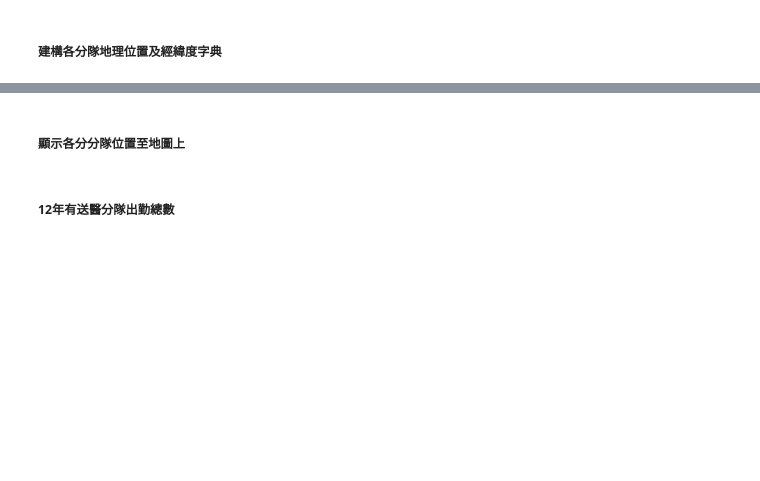
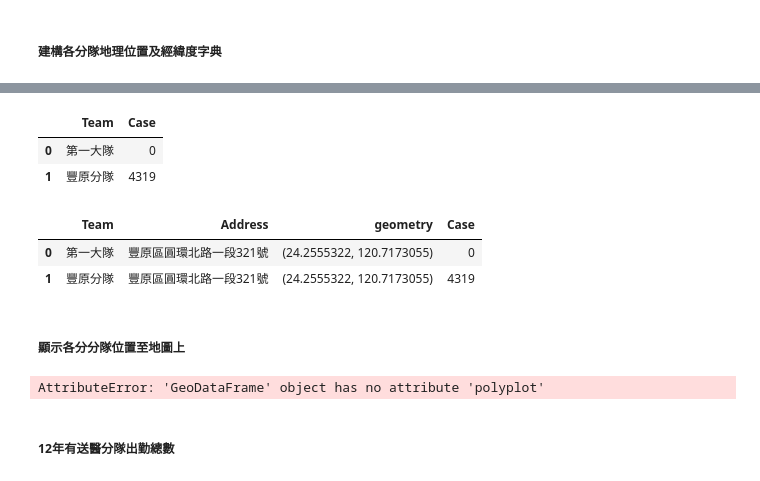
Before and after one commit to he-su-wei/Ambulance-data-analysis, a Jupyter notebook: Taichung/code/part3.ipynb, the cells around one changed output, grey strips where cells are left out. Saved outputs shown, nothing was run; the diff lists cells and outputs as text; code cells hidden in the pictures; blank space fills up the shorter version.

```diff
--- a/Taichung/code/part3.ipynb
+++ b/Taichung/code/part3.ipynb
@@ -382,2 +414,18 @@ ProxyError: HTTPSConnectionPool(host='www.google.com', port=443): Max retries ex
+# %%
+# Dict 轉 dataFrame
+df_teams_case = pd.DataFrame(list(teams_case.items()),columns=['Team', 'Case'], index=None)
+df_teams_case.head(2)
+# %% [output]
+|  | Team | Case |
+| 0 | 第一大隊 | 0 |
+| 1 | 豐原分隊 | 4319 |
+# %%
+teamInfo = pd.DataFrame(list(zip(teamName, teamsLocation, result_loaction)),columns =['Team', 'Address','geometry'])
+teamInfo = teamInfo.merge(df_teams_case, on='Team', how='right')
+teamInfo.head(2)
+# %% [output]
+|  | Team | Address | geometry | Case |
+| 0 | 第一大隊 | 豐原區圓環北路一段321號 | (24.2555322, 120.7173055) | 0 |
+| 1 | 豐原分隊 | 豐原區圓環北路一段321號 | (24.2555322, 120.7173055) | 4319 |
 # %% [markdown]
 ##### 顯示各分分隊位置至地圖上
@@ -391,3 +432,16 @@ ProxyError: HTTPSConnectionPool(host='www.google.com', port=443): Max retries ex
+# %%
+taichung_town_points = taichung_town_shp.copy()
+
+world_map_axes = geoplot.polyplot(world, facecolor="lightgrey", alpha=0.5, figsize=(15, 10));
+
+geoplot.pointplot(starbucks,
+                  ax=world_map_axes,
+                  color="tomato",
+                  edgecolor="black",
+                  alpha=0.5
+                 );
+# %% [output]
+AttributeError: 'GeoDataFrame' object has no attribute 'polyplot'
 # %% [markdown]
 ##### 12年有送醫分隊出勤總數
 # %%
```
Also changed, not shown: parts of 14 cells of this notebook.
